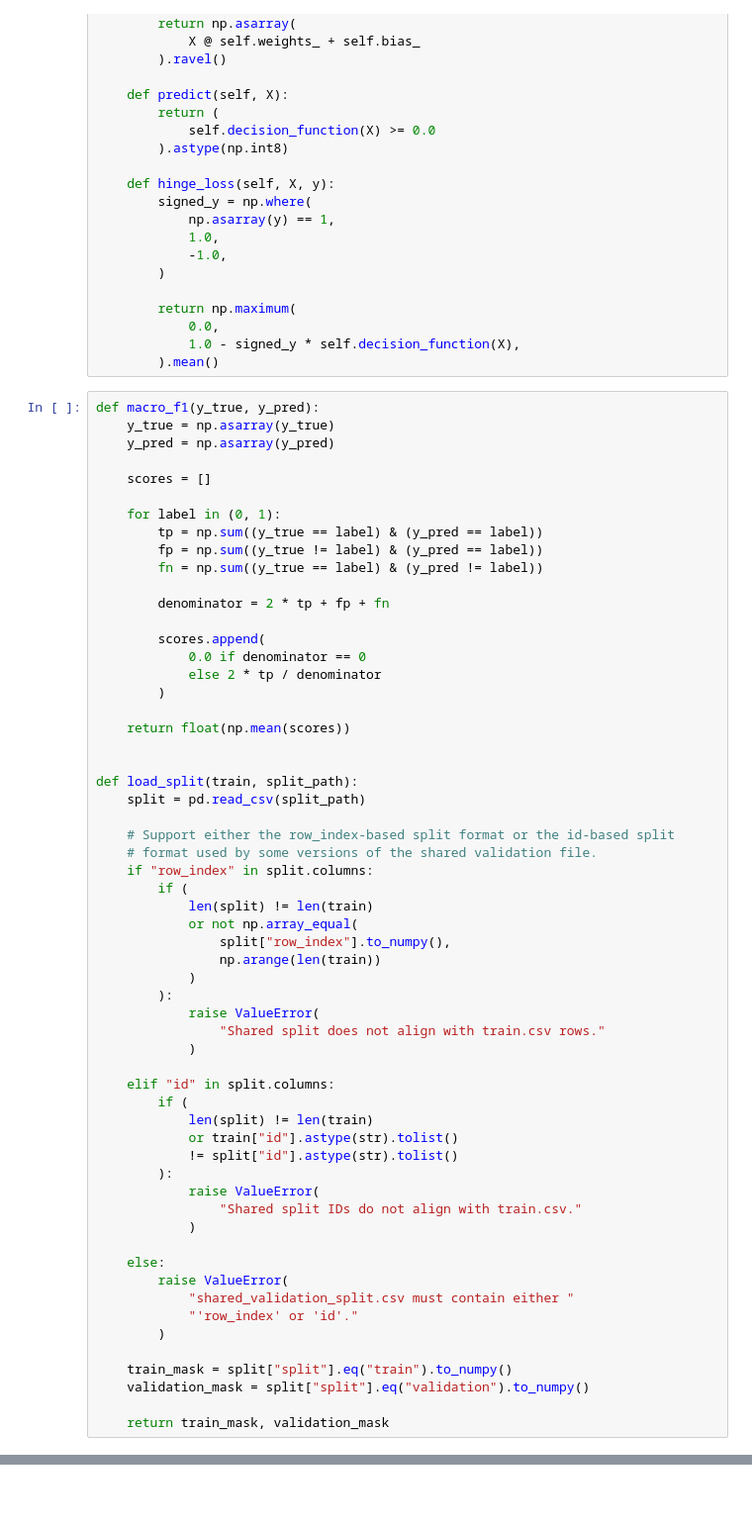
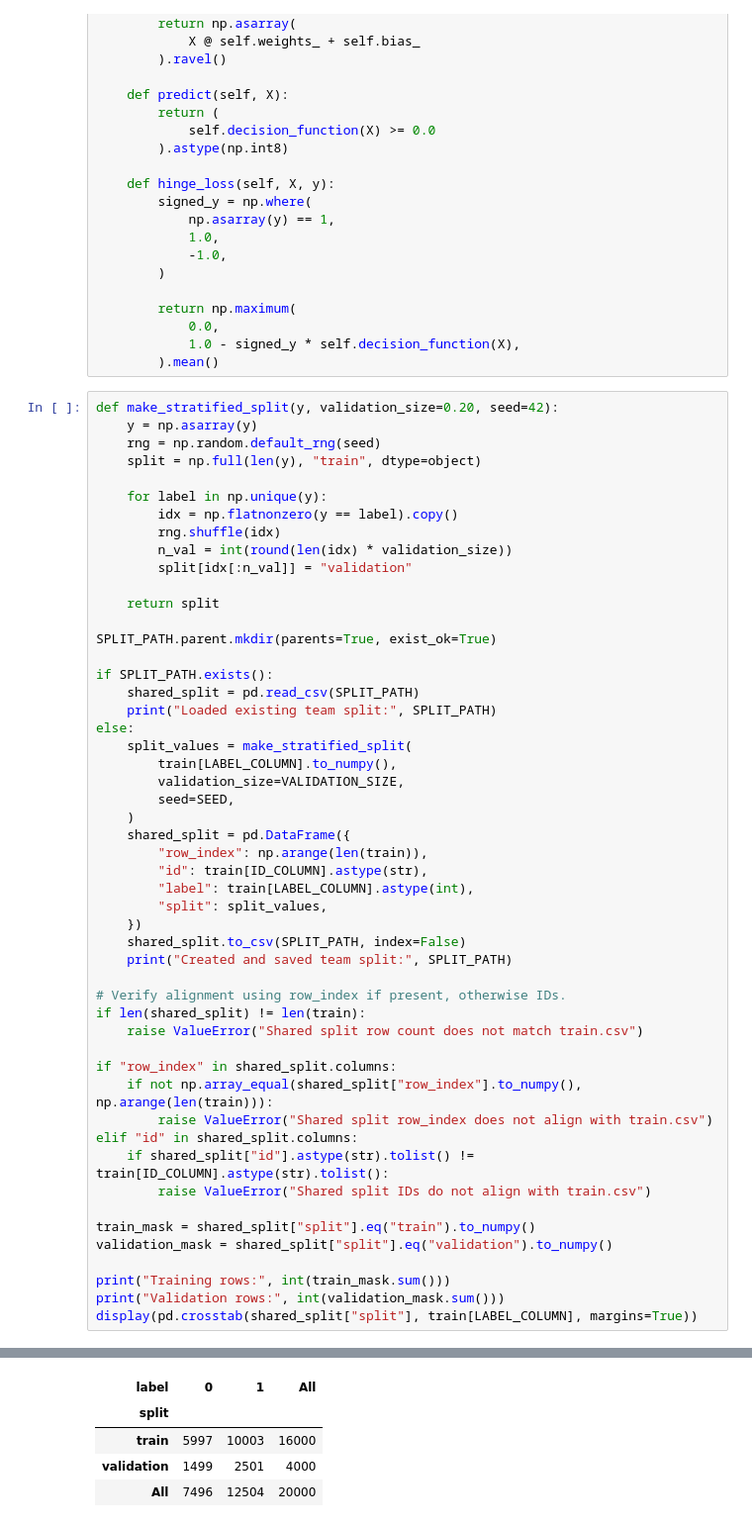
Before and after one commit to lav-22/TheHomiesML, a Jupyter notebook: notebooks/linear_svm_from_scratch.ipynb, the cells around one changed output, grey strips where cells are left out. Shown at 99% size. Cells and saved outputs as stored; diff of their text form; blank space fills up the shorter version.

```diff
--- a/notebooks/linear_svm_from_scratch.ipynb
+++ b/notebooks/linear_svm_from_scratch.ipynb
@@ -198,61 +190,54 @@ class ScratchLinearSVM:
             1.0 - signed_y * self.decision_function(X),
         ).mean()
 # %%
-def macro_f1(y_true, y_pred):
-    y_true = np.asarray(y_true)
-    y_pred = np.asarray(y_pred)
+def make_stratified_split(y, validation_size=0.20, seed=42):
+    y = np.asarray(y)
+    rng = np.random.default_rng(seed)
+    split = np.full(len(y), "train", dtype=object)
 
-    scores = []
+    for label in np.unique(y):
+        idx = np.flatnonzero(y == label).copy()
+        rng.shuffle(idx)
+        n_val = int(round(len(idx) * validation_size))
+        split[idx[:n_val]] = "validation"
 
-    for label in (0, 1):
-        tp = np.sum((y_true == label) & (y_pred == label))
-        fp = np.sum((y_true != label) & (y_pred == label))
-        fn = np.sum((y_true == label) & (y_pred != label))
+    return split
 
-        denominator = 2 * tp + fp + fn
+SPLIT_PATH.parent.mkdir(parents=True, exist_ok=True)
 
-        scores.append(
-            0.0 if denominator == 0
-            else 2 * tp / denominator
-        )
+if SPLIT_PATH.exists():
+    shared_split = pd.read_csv(SPLIT_PATH)
+    print("Loaded existing team split:", SPLIT_PATH)
+else:
+    split_values = make_stratified_split(
+        train[LABEL_COLUMN].to_numpy(),
+        validation_size=VALIDATION_SIZE,
+        seed=SEED,
+    )
+    shared_split = pd.DataFrame({
+        "row_index": np.arange(len(train)),
+        "id": train[ID_COLUMN].astype(str),
+        "label": train[LABEL_COLUMN].astype(int),
+        "split": split_values,
+    })
+    shared_split.to_csv(SPLIT_PATH, index=False)
+    print("Created and saved team split:", SPLIT_PATH)
 
-    return float(np.mean(scores))
+# Verify alignment using row_index if present, otherwise IDs.
+if len(shared_split) != len(train):
+    raise ValueError("Shared split row count does not match train.csv")
 
+if "row_index" in shared_split.columns:
+    if not np.array_equal(shared_split["row_index"].to_numpy(), np.arange(len(train))):
+        raise ValueError("Shared split row_index does not align with train.csv")
+elif "id" in shared_split.columns:
+    if shared_split["id"].astype(str).tolist() != train[ID_COLUMN].astype(str).tolist():
+        raise ValueError("Shared split IDs do not align with train.csv")
 
-def load_split(train, split_path):
-    split = pd.read_csv(split_path)
+train_mask = shared_split["split"].eq("train").to_numpy()
+validation_mask = shared_split["split"].eq("validation").to_numpy()
 
-    # Support either the row_index-based split format or the id-based split
-    # format used by some versions of the shared validation file.
-    if "row_index" in split.columns:
-        if (
-            len(split) != len(train)
-            or not np.array_equal(
-                split["row_index"].to_numpy(),
-                np.arange(len(train))
-            )
-        ):
-            raise ValueError(
-                "Shared split does not align with train.csv rows."
-            )
-
-    elif "id" in split.columns:
-        if (
-            len(split) != len(train)
-            or train["id"].astype(str).tolist()
-            != split["id"].astype(str).tolist()
-        ):
-            raise ValueError(
-                "Shared split IDs do not align with train.csv."
-            )
-
-    else:
-        raise ValueError(
-            "shared_validation_split.csv must contain either "
-            "'row_index' or 'id'."
-        )
-
-    train_mask = split["split"].eq("train").to_numpy()
-    validation_mask = split["split"].eq("validation").to_numpy()
-
-    return train_mask, validation_mask
+print("Training rows:", int(train_mask.sum()))
+print("Validation rows:", int(validation_mask.sum()))
+display(pd.crosstab(shared_split["split"], train[LABEL_COLUMN], margins=True))
+# %% [output]
@@ -259 +247,6 @@ def load_split(train, split_path):
+| label | 0 | 1 | All |
+| split |  |  |  |
+| train | 5997 | 10003 | 16000 |
+| validation | 1499 | 2501 | 4000 |
+| All | 7496 | 12504 | 20000 |
 # %%
```
Also changed, not shown: parts of 14 cells of this notebook, 1 other file.
